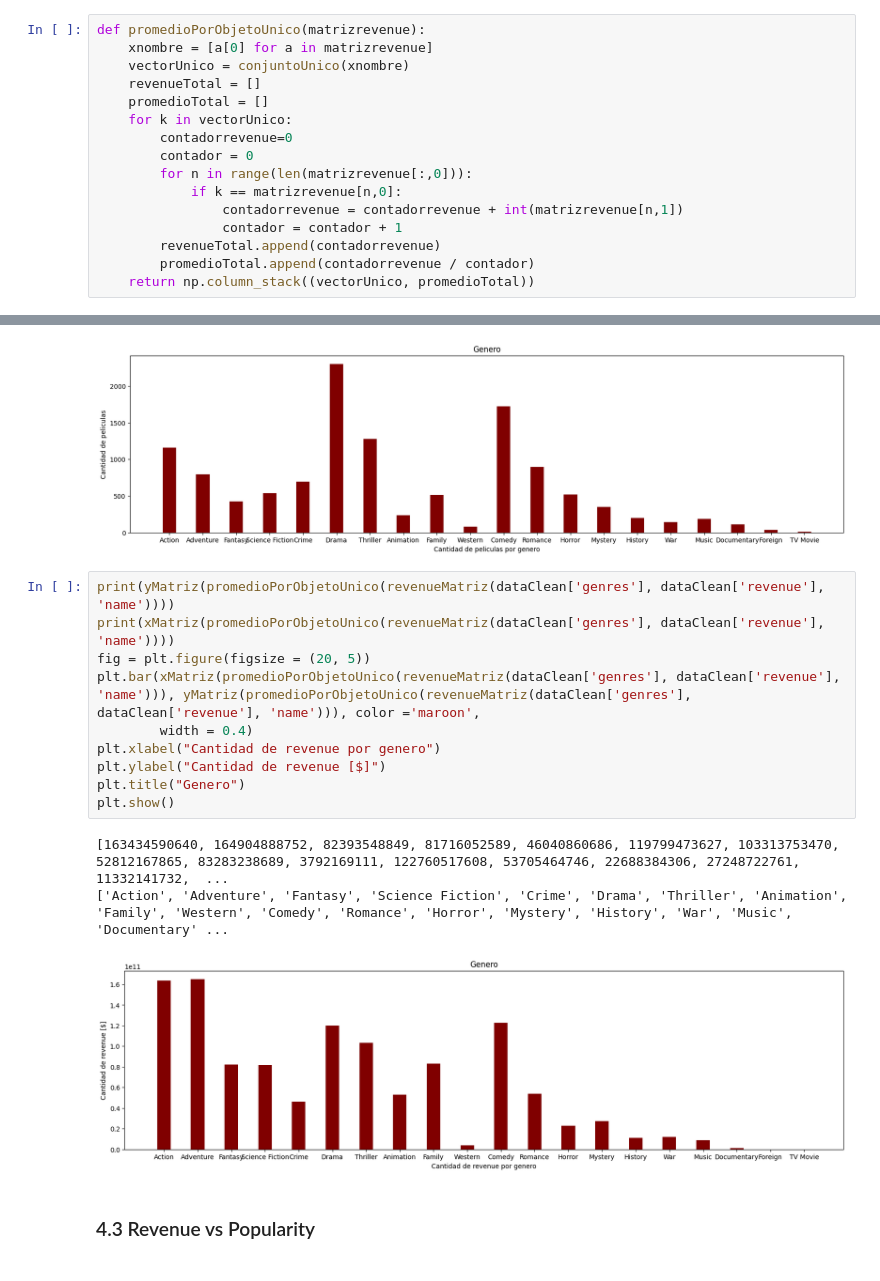
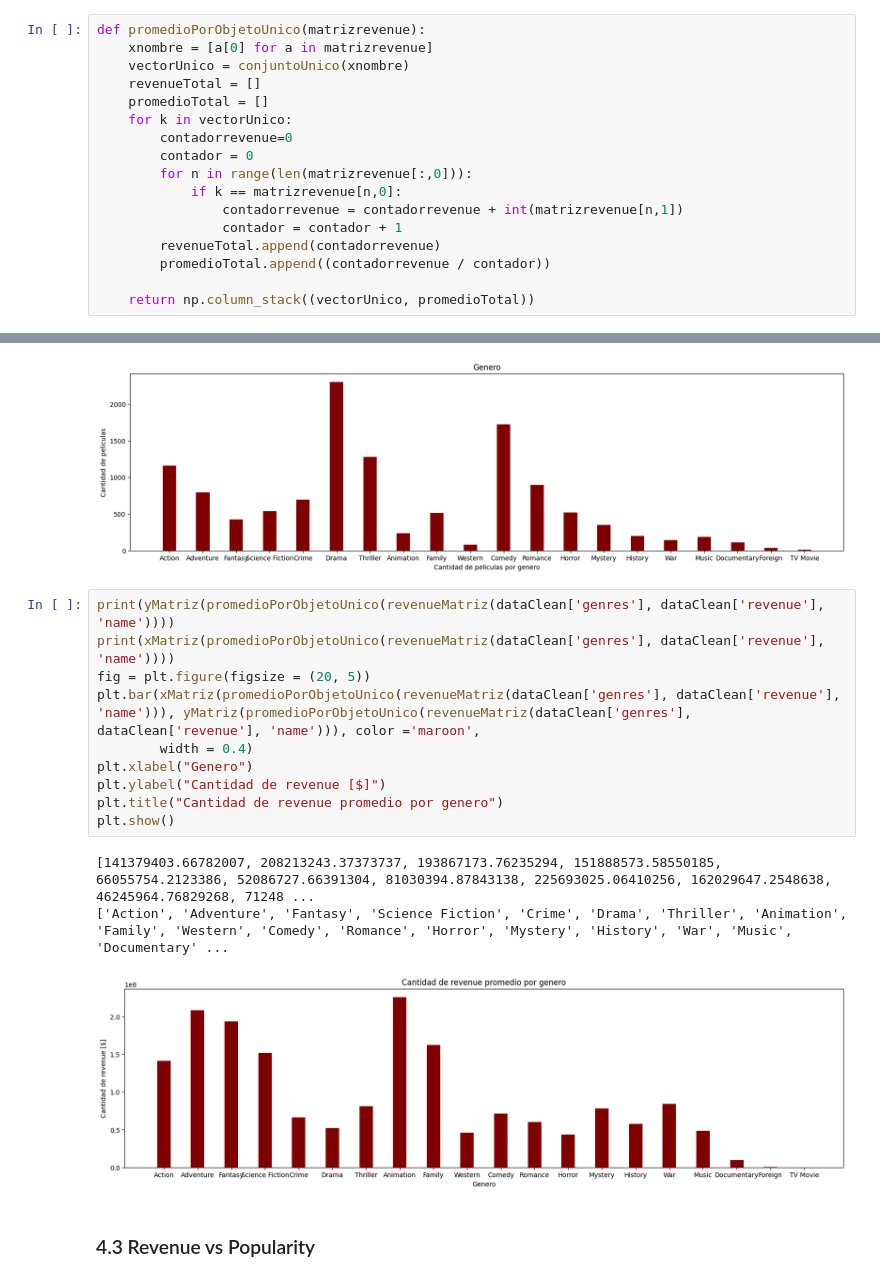
Before and after one commit to AleGallart/SATPython, a Jupyter notebook: Notebook.ipynb, the cells around one changed output, grey strips where cells are left out. Saved outputs shown, nothing was run; the diff lists cells and outputs as text.

```diff
--- a/Notebook.ipynb
+++ b/Notebook.ipynb
@@ -265,5 +283,6 @@ def promedioPorObjetoUnico(matrizrevenue):
                 contadorrevenue = contadorrevenue + int(matrizrevenue[n,1])
                 contador = contador + 1
         revenueTotal.append(contadorrevenue)
-        promedioTotal.append(contadorrevenue / contador)
+        promedioTotal.append((contadorrevenue / contador))
+
     return np.column_stack((vectorUnico, promedioTotal))
@@ -337,17 +385,17 @@ plt.show()
 # %%
 print(yMatriz(promedioPorObjetoUnico(revenueMatriz(dataClean['genres'], dataClean['revenue'], 'name'))))
 print(xMatriz(promedioPorObjetoUnico(revenueMatriz(dataClean['genres'], dataClean['revenue'], 'name'))))
 fig = plt.figure(figsize = (20, 5))
 plt.bar(xMatriz(promedioPorObjetoUnico(revenueMatriz(dataClean['genres'], dataClean['revenue'], 'name'))), yMatriz(promedioPorObjetoUnico(revenueMatriz(dataClean['genres'], dataClean['revenue'], 'name'))), color ='maroon',
         width = 0.4)
-plt.xlabel("Cantidad de revenue por genero")
+plt.xlabel("Genero")
 plt.ylabel("Cantidad de revenue [$]")
-plt.title("Genero")
+plt.title("Cantidad de revenue promedio por genero")
 plt.show()
 # %% [output]
-[163434590640, 164904888752, 82393548849, 81716052589, 46040860686, 119799473627, 103313753470, 52812167865, 83283238689, 3792169111, 122760517608, 53705464746, 22688384306, 27248722761, 11332141732,  ...
+[141379403.66782007, 208213243.37373737, 193867173.76235294, 151888573.58550185, 66055754.2123386, 52086727.66391304, 81030394.87843138, 225693025.06410256, 162029647.2548638, 46245964.76829268, 71248 ...
 ['Action', 'Adventure', 'Fantasy', 'Science Fiction', 'Crime', 'Drama', 'Thriller', 'Animation', 'Family', 'Western', 'Comedy', 'Romance', 'Horror', 'Mystery', 'History', 'War', 'Music', 'Documentary' ...
-[figure, old version]
+[figure, new version]
 # %% [markdown]
 ### 4.3 Revenue vs Popularity
 # %%
```
Also changed, not shown: parts of 20 cells of this notebook.
